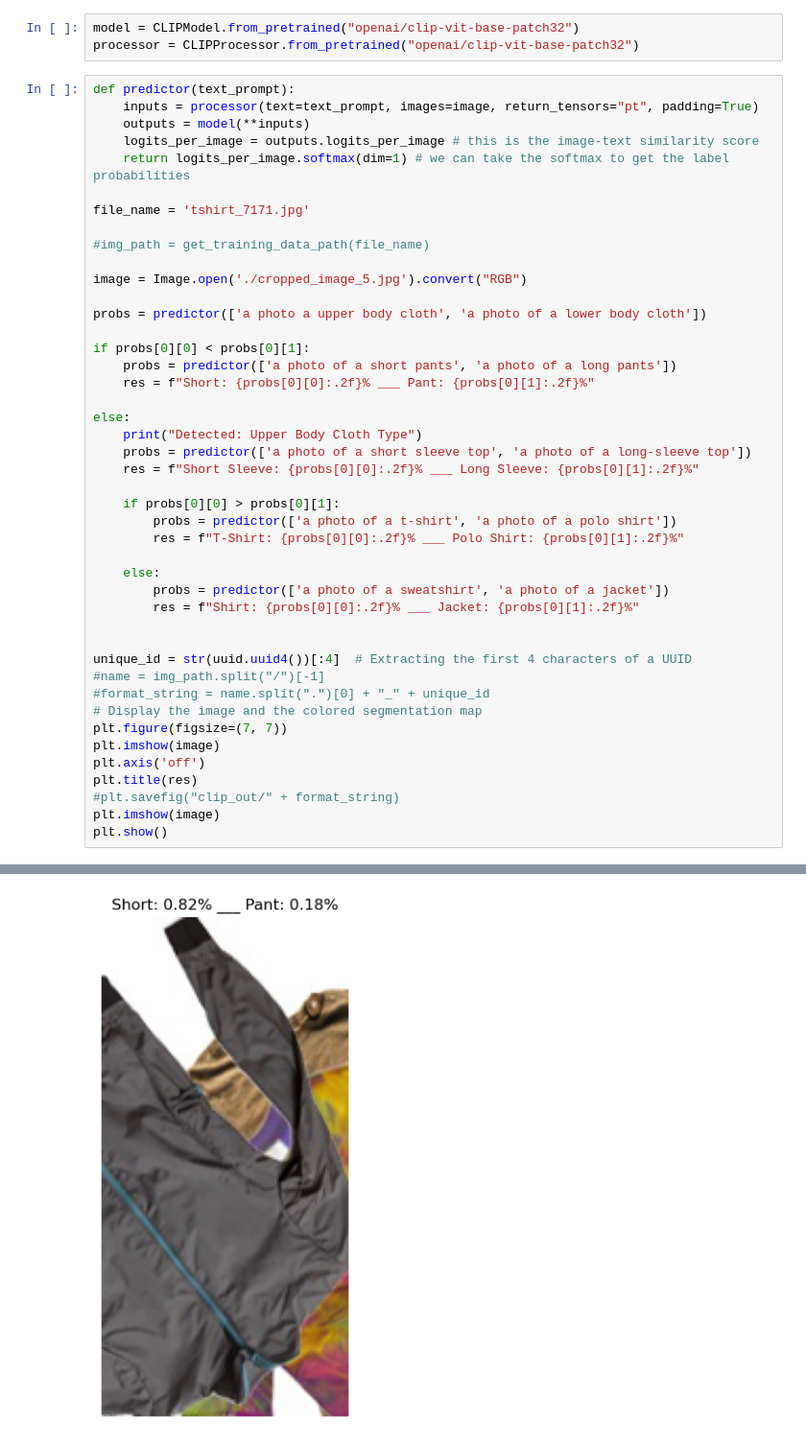
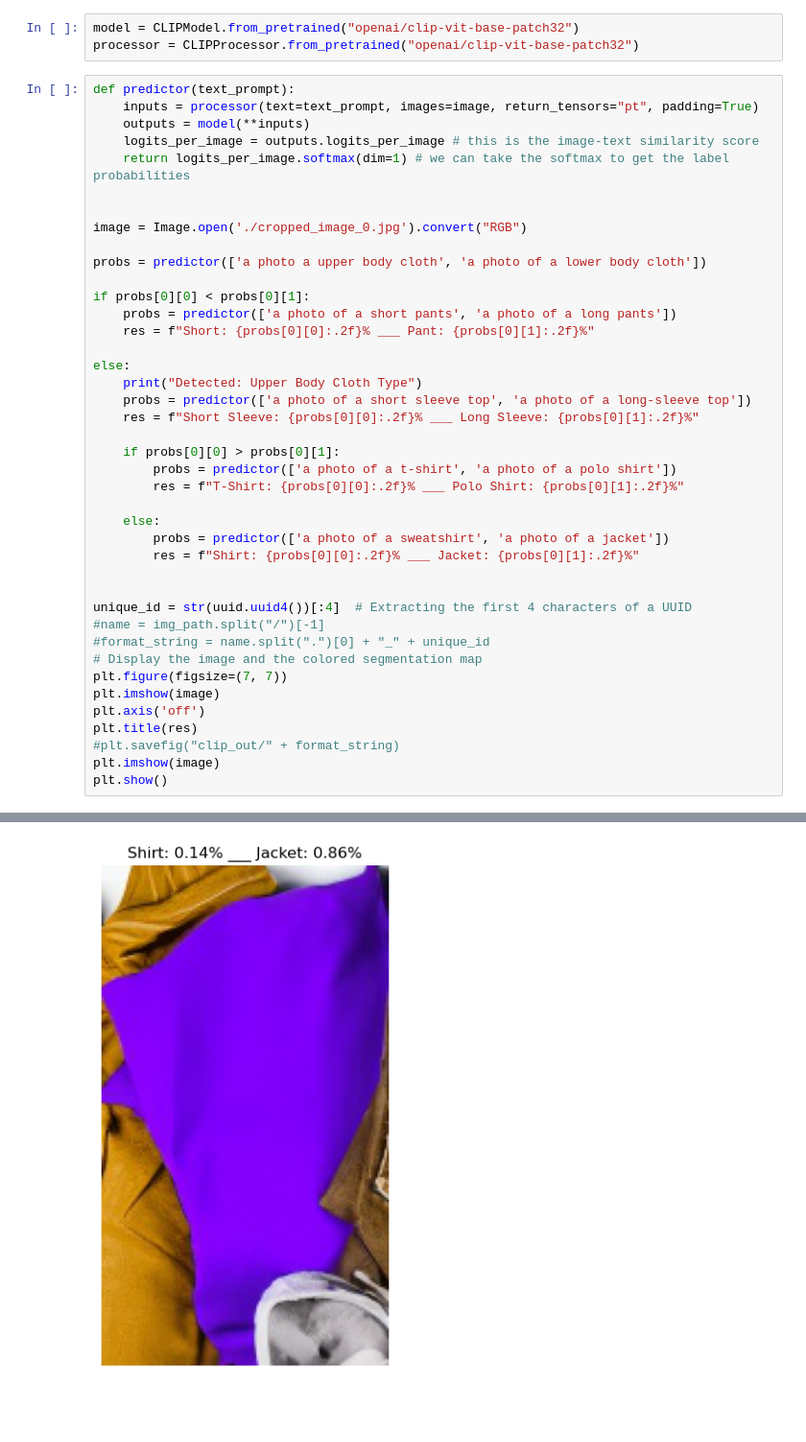
Before and after one commit to kohnmart/master-projekt, a Jupyter notebook: notebooks/pytorch/classifier/clip.ipynb, the cells around one changed output, grey strips where cells are left out. Shown at 96% size. Saved outputs shown, nothing was run; the diff lists cells and outputs as text; blank space fills up the shorter version.

```diff
--- a/notebooks/pytorch/classifier/clip.ipynb
+++ b/notebooks/pytorch/classifier/clip.ipynb
@@ -25,11 +25,8 @@ def predictor(text_prompt):
     logits_per_image = outputs.logits_per_image # this is the image-text similarity score
     return logits_per_image.softmax(dim=1) # we can take the softmax to get the label probabilities
 
-file_name = 'tshirt_7171.jpg'
 
-#img_path = get_training_data_path(file_name)
-
-image = Image.open('./cropped_image_5.jpg').convert("RGB")
+image = Image.open('./cropped_image_0.jpg').convert("RGB")
 
 probs = predictor(['a photo a upper body cloth', 'a photo of a lower body cloth'])
 
@@ -66 +64 @@ plt.show()
-[figure, old version]
+[figure, new version]
```
Also changed, not shown: parts of 2 cells of this notebook, 22 other files.
